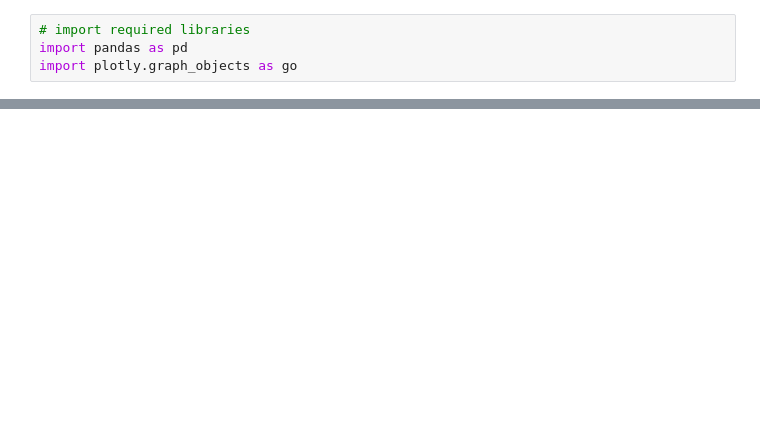
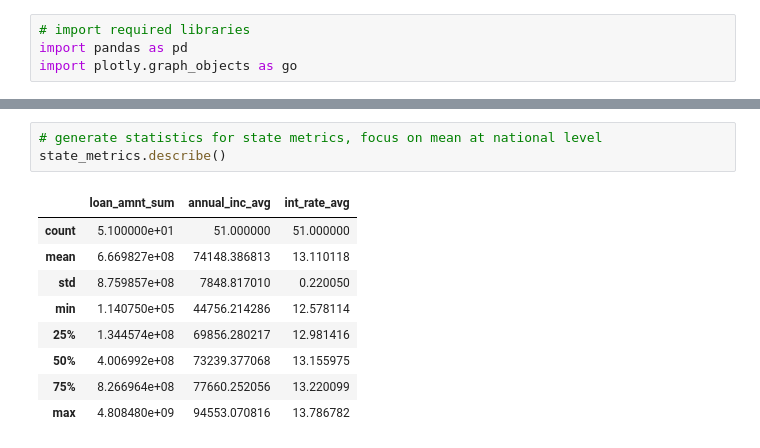
Before and after one commit to MyceliasCoin/loan-data-kaggle, a Jupyter notebook: src/exploratory-analysis.ipynb, the cells around one changed output, grey strips where cells are left out. Cells and saved outputs as stored; diff of their text form; blank space fills up the shorter version.

```diff
--- a/src/exploratory-analysis.ipynb
+++ b/src/exploratory-analysis.ipynb
@@ -109 +154,14 @@ fig1.show()
+# %%
+# generate statistics for state metrics, focus on mean at national level
+state_metrics.describe()
+# %% [output]
+|  | loan_amnt_sum | annual_inc_avg | int_rate_avg |
+| count | 5.100000e+01 | 51.000000 | 51.000000 |
+| mean | 6.669827e+08 | 74148.386813 | 13.110118 |
+| std | 8.759857e+08 | 7848.817010 | 0.220050 |
+| min | 1.140750e+05 | 44756.214286 | 12.578114 |
+| 25% | 1.344574e+08 | 69856.280217 | 12.981416 |
+| 50% | 4.006992e+08 | 73239.377068 | 13.155975 |
+| 75% | 8.266964e+08 | 77660.252056 | 13.220099 |
+| max | 4.808480e+09 | 94553.070816 | 13.786782 |
 # %%
```
Also changed, not shown: parts of 19 cells of this notebook.
